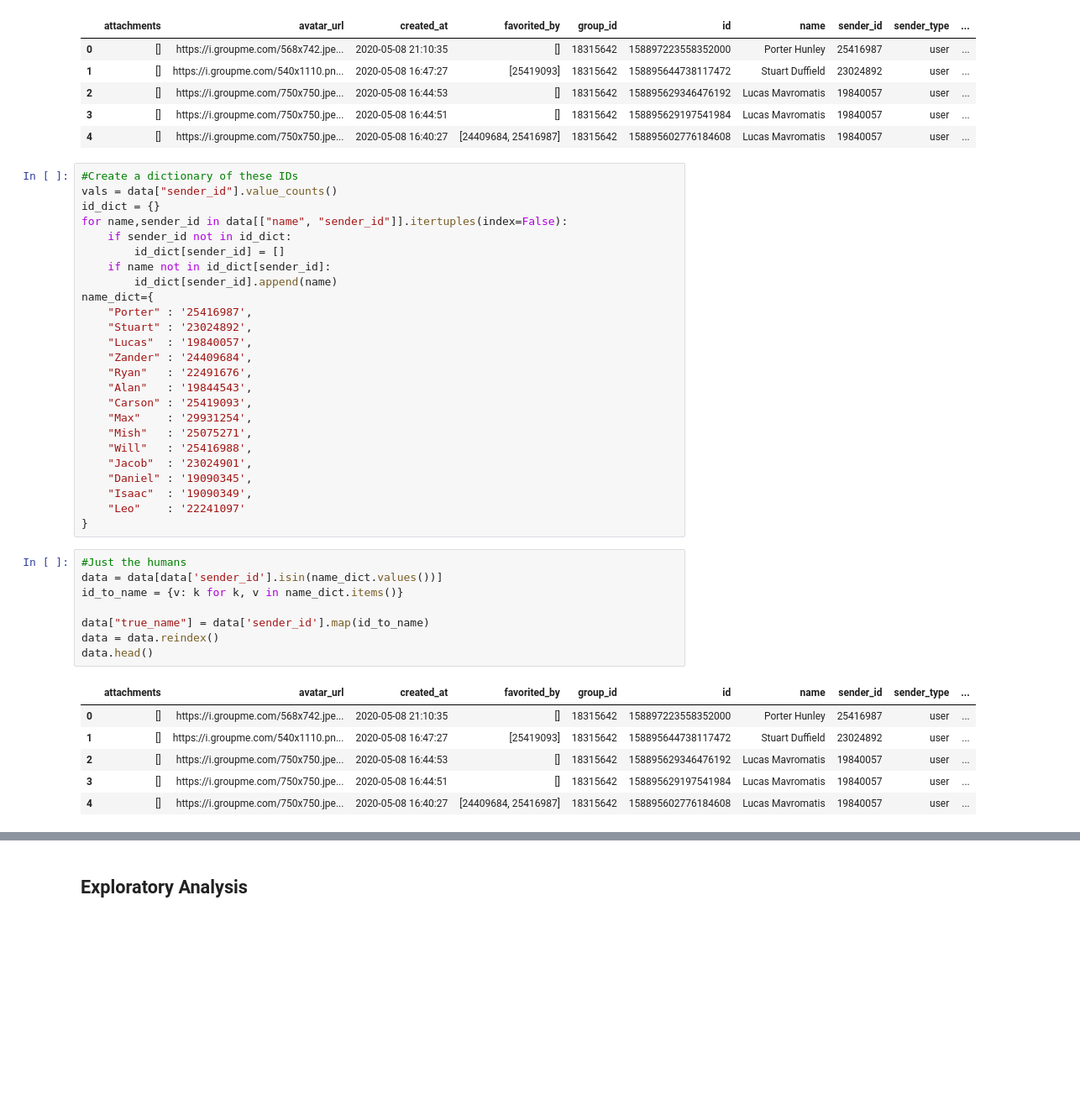
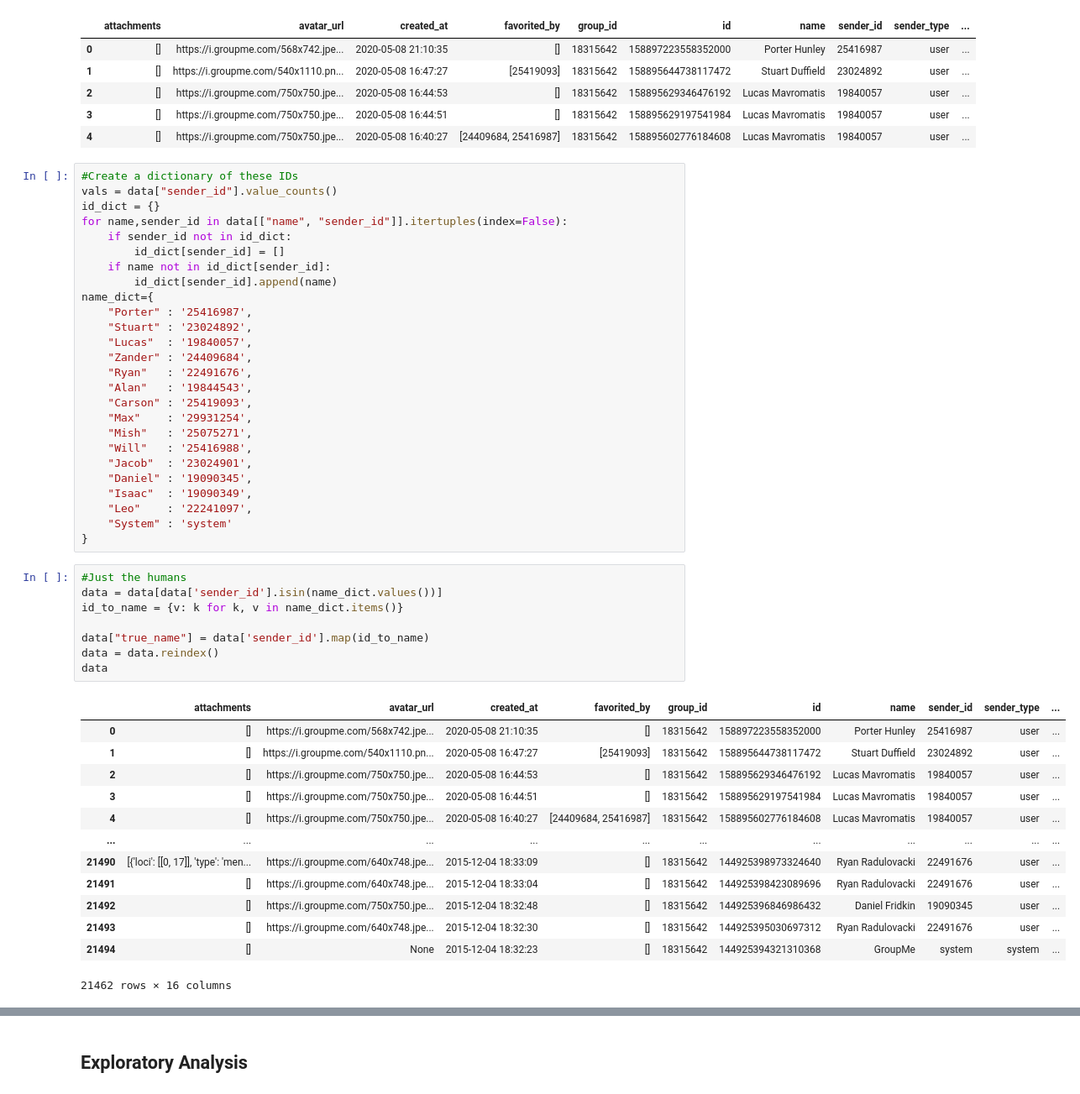
Before and after one commit to porterehunley/TheGroupMeProject, a Jupyter notebook: Analysis.ipynb, the cells around one changed output, grey strips where cells are left out. Shown at 84% size. Saved outputs shown, nothing was run; the diff lists cells and outputs as text; blank space fills up the shorter version.

```diff
--- a/Analysis.ipynb
+++ b/Analysis.ipynb
@@ -42,20 +54,28 @@ name_dict={
     "Jacob"  : '23024901',
     "Daniel" : '19090345',
     "Isaac"  : '19090349',
-    "Leo"    : '22241097'
+    "Leo"    : '22241097',
+    "System" : 'system'
 }
 # %%
 #Just the humans
 data = data[data['sender_id'].isin(name_dict.values())]
 id_to_name = {v: k for k, v in name_dict.items()}
 
 data["true_name"] = data['sender_id'].map(id_to_name)
 data = data.reindex()
-data.head()
+data
 # %% [output]
 |  | attachments | avatar_url | created_at | favorited_by | group_id | id | name | sender_id | sender_type | ... |
 | 0 | [] | https://i.groupme.com/568x742.jpe... | 2020-05-08 21:10:35 | [] | 18315642 | 158897223558352000 | Porter Hunley | 25416987 | user | ... |
 | 1 | [] | https://i.groupme.com/540x1110.pn... | 2020-05-08 16:47:27 | [25419093] | 18315642 | 158895644738117472 | Stuart Duffield | 23024892 | user | ... |
 | 2 | [] | https://i.groupme.com/750x750.jpe... | 2020-05-08 16:44:53 | [] | 18315642 | 158895629346476192 | Lucas Mavromatis | 19840057 | user | ... |
 | 3 | [] | https://i.groupme.com/750x750.jpe... | 2020-05-08 16:44:51 | [] | 18315642 | 158895629197541984 | Lucas Mavromatis | 19840057 | user | ... |
 | 4 | [] | https://i.groupme.com/750x750.jpe... | 2020-05-08 16:40:27 | [24409684, 25416987] | 18315642 | 158895602776184608 | Lucas Mavromatis | 19840057 | user | ... |
+| ... | ... | ... | ... | ... | ... | ... | ... | ... | ... | ... |
+| 21490 | [{'loci': [[0, 17]], 'type': 'men... | https://i.groupme.com/640x748.jpe... | 2015-12-04 18:33:09 | [] | 18315642 | 144925398973324640 | Ryan Radulovacki | 22491676 | user | ... |
+| 21491 | [] | https://i.groupme.com/640x748.jpe... | 2015-12-04 18:33:04 | [] | 18315642 | 144925398423089696 | Ryan Radulovacki | 22491676 | user | ... |
+| 21492 | [] | https://i.groupme.com/750x750.jpe... | 2015-12-04 18:32:48 | [] | 18315642 | 144925396846986432 | Daniel Fridkin | 19090345 | user | ... |
+| 21493 | [] | https://i.groupme.com/640x748.jpe... | 2015-12-04 18:32:30 | [] | 18315642 | 144925395030697312 | Ryan Radulovacki | 22491676 | user | ... |
+| 21494 | [] | None | 2015-12-04 18:32:23 | [] | 18315642 | 144925394321310368 | GroupMe | system | system | ... |
+21462 rows × 16 columns
```
Also changed, not shown: parts of 63 cells of this notebook, 19 other files.
